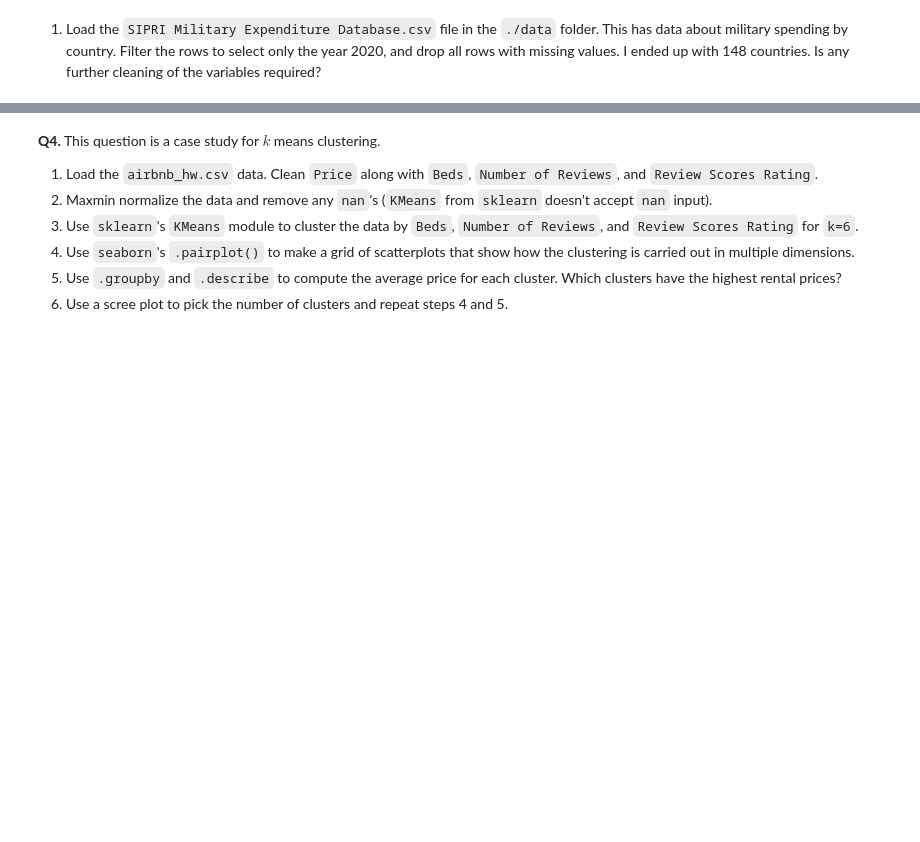
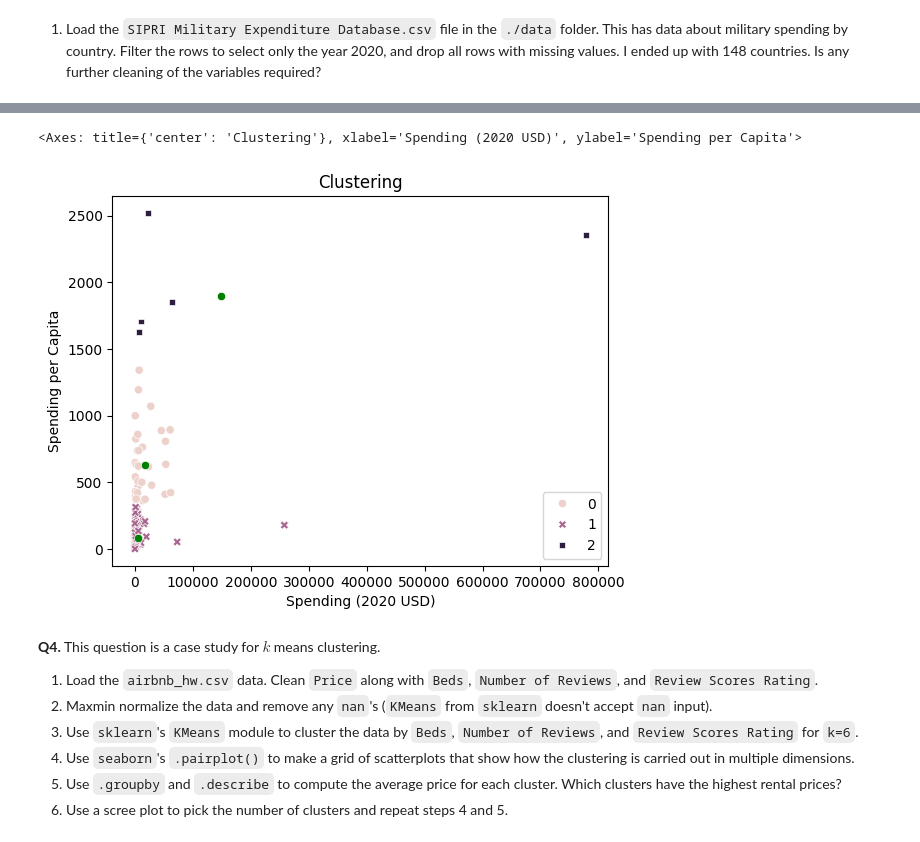
Before and after one commit to Nithil-Suresh/clustering, a Jupyter notebook: assignment/assignment_clustering.ipynb, the cells around one changed output, grey strips where cells are left out. Cells and saved outputs as stored; diff of their text form; code cells hidden in the pictures; blank space fills up the shorter version.

```diff
--- a/assignment/assignment_clustering.ipynb
+++ b/assignment/assignment_clustering.ipynb
@@ -242,3 +258,27 @@ df_2020
+# %%
+# Create normalizations and add to the dataframe
+min_x1 = min(df_2020.loc[:,'Spending (2020 USD)']) # I'm putting these aside to rescale values later
+max_x1 = max(df_2020.loc[:,'Spending (2020 USD)'])
+min_x2 = min(df_2020.loc[:,'Spending per Capita'])
+max_x2 = max(df_2020.loc[:,'Spending per Capita'])
+
+np.random.seed(10)
+initial_centroids = np.random.randint(low=1,high=X.shape[0],size=3) # Determine initial centroids
+model = KMeans(n_clusters=3, max_iter=9,
+               init = X.iloc[initial_centroids,:],random_state=0) # Pass centroids and options into the model
+model = model.fit(X) # Initialize a kmc model
+df_2020['g_hat'] = model.predict(X) # Predict values
+
+# Re-normalize the centers, returning them to the scales of the original data, and plot:
+centers = model.cluster_centers_ # Get the computed centers for the kmc model
+centroid_x_1 = centers[:,0]*(max_x1-min_x1)+min_x1
+centroid_x_2 = centers[:,1]*(max_x2-min_x2)+min_x2
+this_plot = sns.scatterplot(data=df_2020,x='Spending (2020 USD)',y='Spending per Capita',
+                            hue='g_hat',style='g_hat').set_title('Clustering')
+sns.scatterplot( x=centroid_x_1, y=centroid_x_2, color='green')
+# %% [output]
+<Axes: title={'center': 'Clustering'}, xlabel='Spending (2020 USD)', ylabel='Spending per Capita'>
+[figure, added]
 # %% [markdown]
 **Q4.** This question is a case study for $k$ means clustering.
 
```
Also changed, not shown: parts of 3 cells of this notebook.
